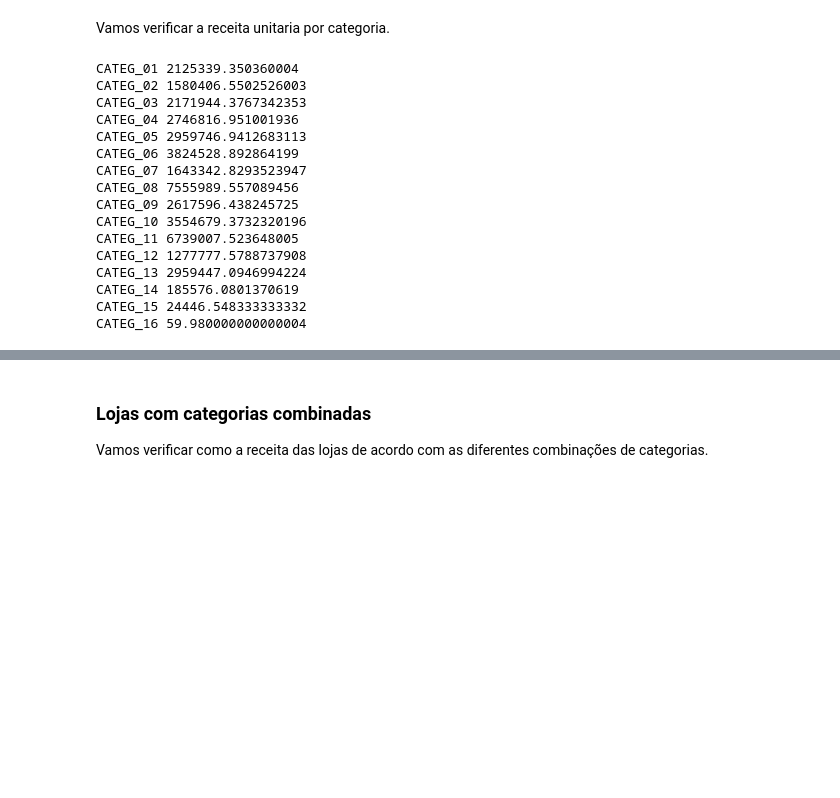
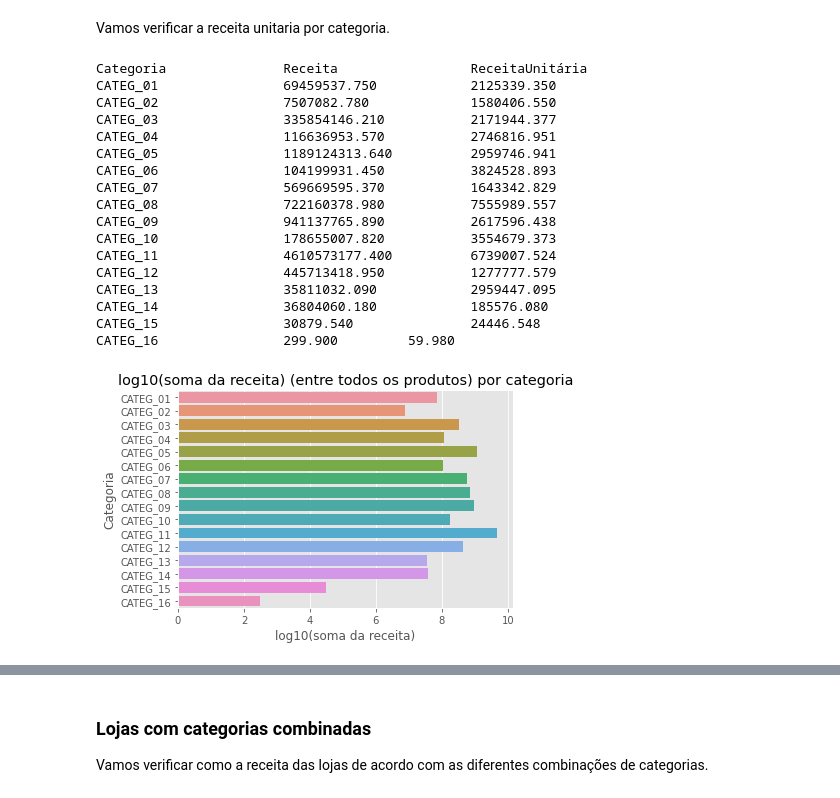
Before and after one commit to MetlHedd/cm-bigdata, a Jupyter notebook: Notebook-fla.ipynb, the cells around one changed output, grey strips where cells are left out. Cells and saved outputs as stored; diff of their text form; code cells hidden in the pictures; blank space fills up the shorter version.

```diff
--- a/Notebook-fla.ipynb
+++ b/Notebook-fla.ipynb
@@ -84,26 +84,46 @@ data_categorias = data.groupby(["categoria"])
 # %% [markdown]
 Vamos verificar a receita unitaria por categoria.
 # %%
-receita_unitaria_categoria = [[], []]
+# Categoria, Soma da receita, Soma da receita unitária, Média da receita unitária
+receita_unitaria_categoria = [[], [], [], []]
+
+print("Categoria\t\tReceita\t\t\tReceitaUnitária")
 
 for (cat, df) in data_categorias:
     receita_unitaria_categoria[0].append(cat)
-    receita_unitaria_categoria[1].append(df.rec_un.sum())
-    print(receita_unitaria_categoria[0][len(receita_unitaria_categoria[0]) - 1], receita_unitaria_categoria[1][len(receita_unitaria_categoria[1]) - 1])
+    receita_unitaria_categoria[1].append(df.receita.sum())
+    receita_unitaria_categoria[2].append(df.rec_un.sum())
+    receita_unitaria_categoria[3].append(df.rec_un.mean())
+    print("{}\t\t{:.3f}\t\t{:.3f}".format(
+        receita_unitaria_categoria[0][len(receita_unitaria_categoria[0]) - 1],
+        receita_unitaria_categoria[1][len(receita_unitaria_categoria[0]) - 1],
+        receita_unitaria_categoria[2][len(receita_unitaria_categoria[1]) - 1])
+    )
 # %% [output]
-CATEG_01 2125339.350360004
-CATEG_02 1580406.5502526003
-CATEG_03 2171944.3767342353
-CATEG_04 2746816.951001936
-CATEG_05 2959746.9412683113
-CATEG_06 3824528.892864199
-CATEG_07 1643342.8293523947
-CATEG_08 7555989.557089456
-CATEG_09 2617596.438245725
-CATEG_10 3554679.3732320196
-CATEG_11 6739007.523648005
-CATEG_12 1277777.5788737908
-CATEG_13 2959447.0946994224
-CATEG_14 185576.0801370619
-CATEG_15 24446.548333333332
-CATEG_16 59.980000000000004
+Categoria               Receita                 ReceitaUnitária
+CATEG_01                69459537.750            2125339.350
+CATEG_02                7507082.780             1580406.550
+CATEG_03                335854146.210           2171944.377
+CATEG_04                116636953.570           2746816.951
+CATEG_05                1189124313.640          2959746.941
+CATEG_06                104199931.450           3824528.893
+CATEG_07                569669595.370           1643342.829
+CATEG_08                722160378.980           7555989.557
+CATEG_09                941137765.890           2617596.438
+CATEG_10                178655007.820           3554679.373
+CATEG_11                4610573177.400          6739007.524
+CATEG_12                445713418.950           1277777.579
+CATEG_13                35811032.090            2959447.095
+CATEG_14                36804060.180            185576.080
+CATEG_15                30879.540               24446.548
+CATEG_16                299.900         59.980
+# %%
+sns.barplot(y = receita_unitaria_categoria[0], x = np.log10(receita_unitaria_categoria[1]), orient = "h")
+
+plt.title("log10(soma da receita) (entre todos os produtos) por categoria")
+plt.xlabel("log10(soma da receita)")
+plt.ylabel("Categoria")
+
+plt.show()
+# %% [output]
+[figure, added]
```
Also changed, not shown: parts of 12 cells of this notebook, 1 other file.
